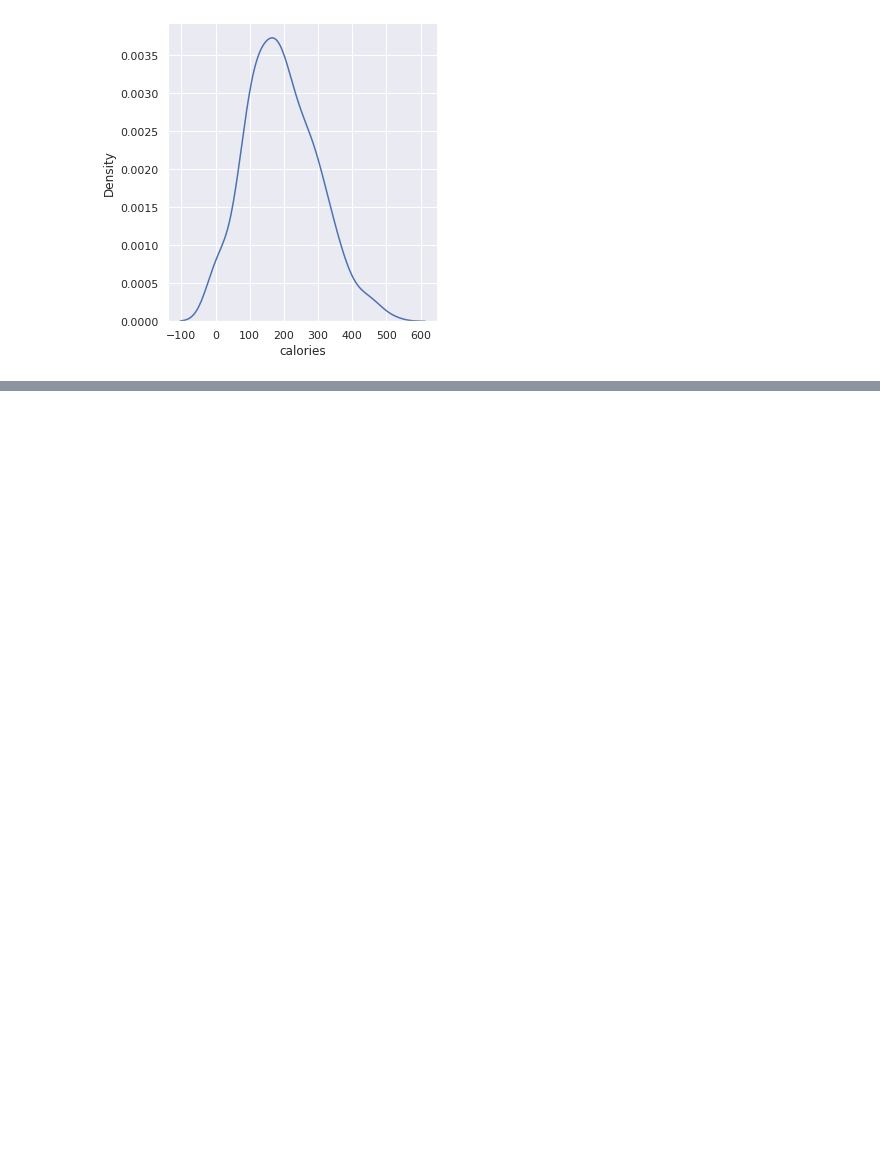
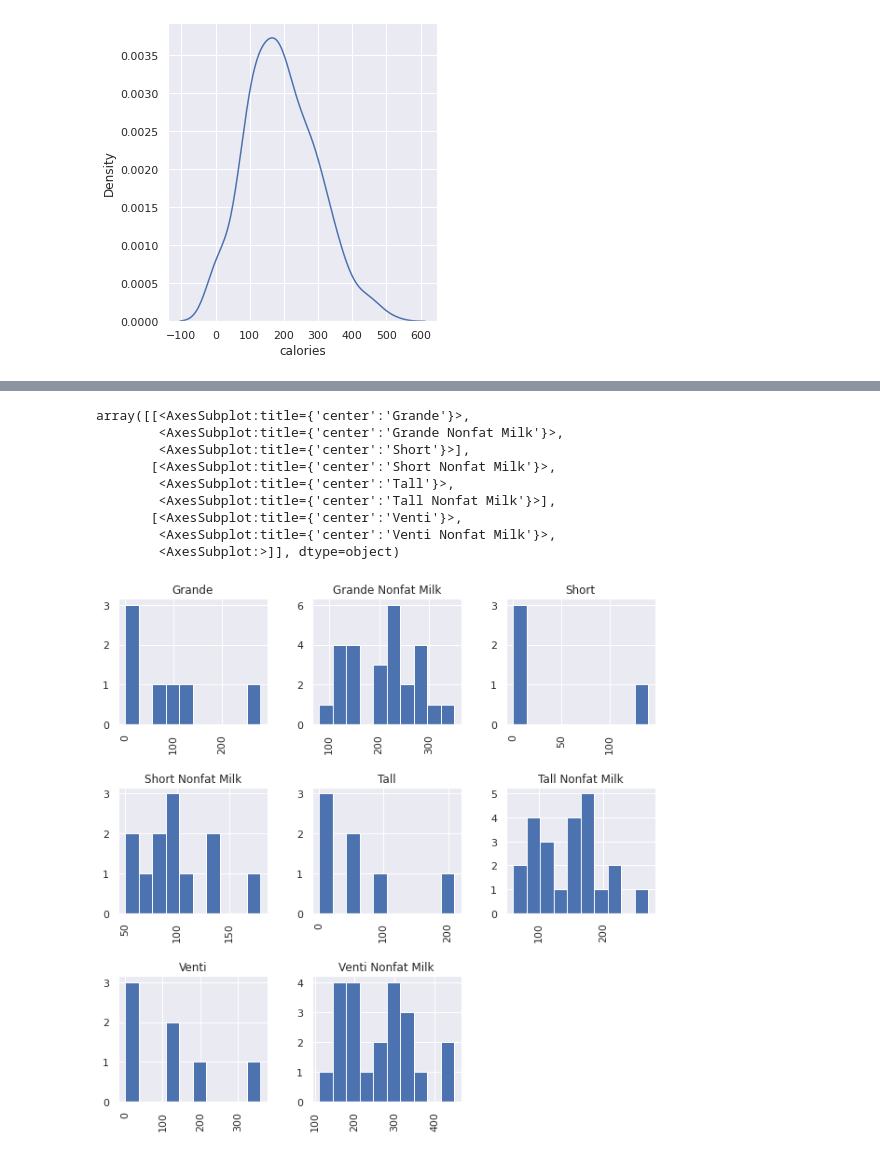
Before and after one commit to DhanyaNar/mdst_checkpoints_w2021, a Jupyter notebook: checkpoint2/checkpoint2a.ipynb, the cells around one changed output, grey strips where cells are left out. Cells and saved outputs as stored; diff of their text form; code cells hidden in the pictures; blank space fills up the shorter version.

```diff
--- a/checkpoint2/checkpoint2a.ipynb
+++ b/checkpoint2/checkpoint2a.ipynb
@@ -151,7 +149,20 @@ sns.scatterplot(data=df, x="calories", y="total fat ")
 # %%
 # plot the distribution of calories in Short, Tall, Grande, and Venti drinks
 # (you can use multiple lines for this)
 # twist: you should also include the Nonfat Milk drinks that also have an associated size.
 
 # you can decide how you want to visualize this. Colors? Small multiples? Density vs histogram?
 # the starbucks is your oyster.
+df_stgv = df.loc[df["beverage_prep"].str.startswith((("Short", "Tall", "Grande", "Venti")))]
+df_stgv["calories"].hist(by=df_stgv["beverage_prep"], figsize=(10, 10))
+# %% [output]
+array([[<AxesSubplot:title={'center':'Grande'}>,
+        <AxesSubplot:title={'center':'Grande Nonfat Milk'}>,
+        <AxesSubplot:title={'center':'Short'}>],
+       [<AxesSubplot:title={'center':'Short Nonfat Milk'}>,
+        <AxesSubplot:title={'center':'Tall'}>,
+        <AxesSubplot:title={'center':'Tall Nonfat Milk'}>],
+       [<AxesSubplot:title={'center':'Venti'}>,
+        <AxesSubplot:title={'center':'Venti Nonfat Milk'}>,
+        <AxesSubplot:>]], dtype=object)
+[figure, added]
```
Also changed, not shown: parts of 6 cells of this notebook, 1 other file.
